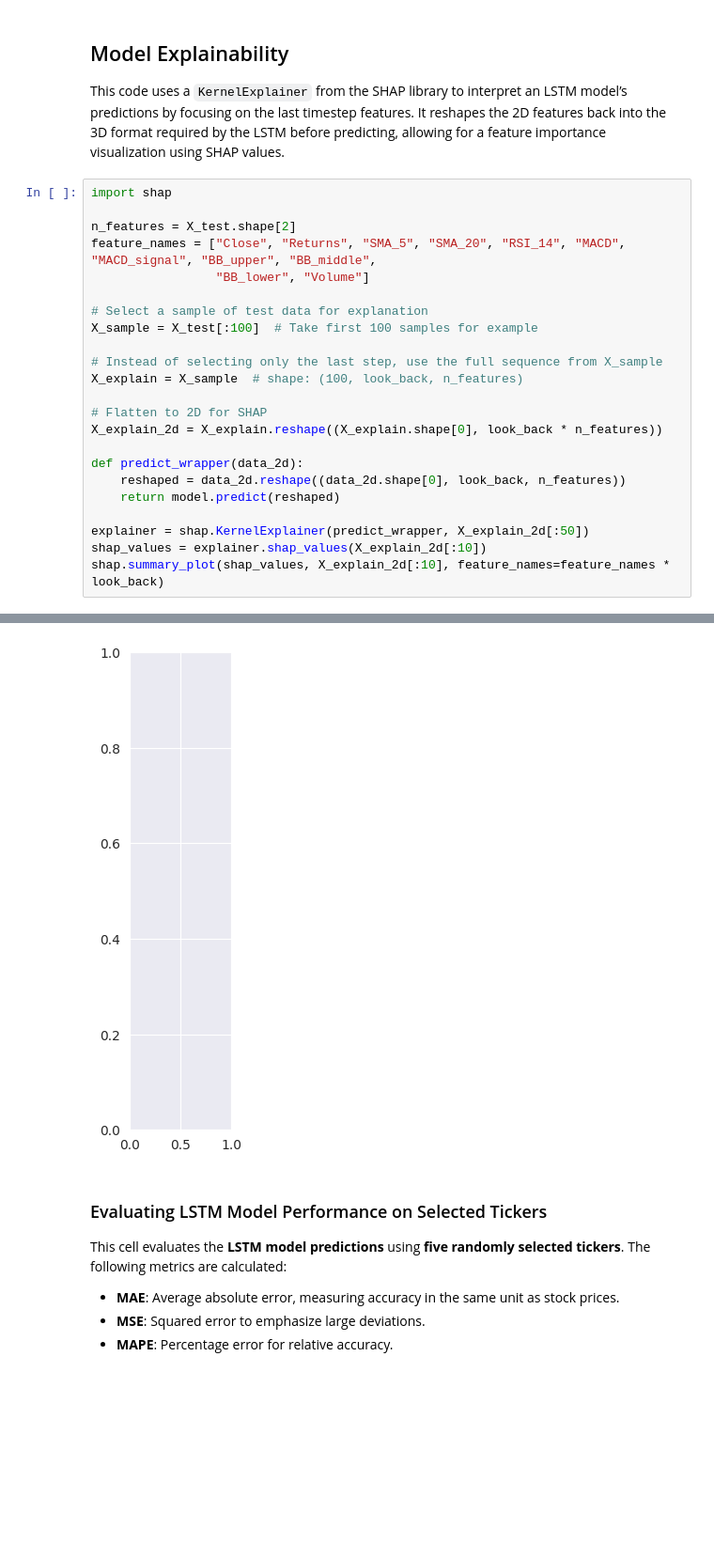
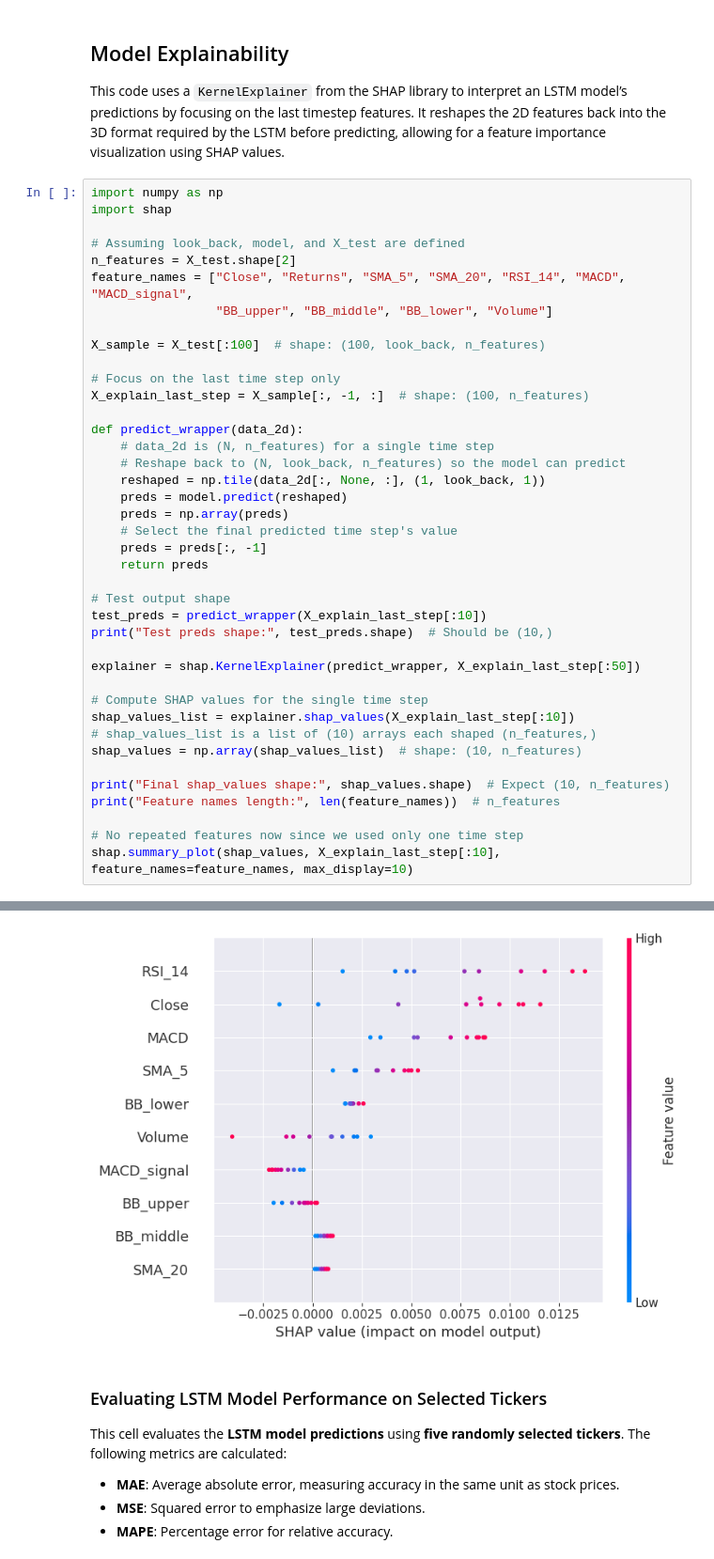
Before and after one commit to pmgfernandes04/SP500-Using-ML-and-Search-Methods, a Jupyter notebook: LSTM.ipynb, the cells around one changed output, grey strips where cells are left out. Shown at 94% size. Cells and saved outputs as stored; diff of their text form; blank space fills up the shorter version.

Commit message:
LSTM explainability

```diff
--- a/LSTM.ipynb
+++ b/LSTM.ipynb
@@ -419,26 +419,43 @@ date
 ## Model Explainability
 This code uses a `KernelExplainer` from the SHAP library to interpret an LSTM model’s predictions by focusing on the last timestep features. It reshapes the 2D features back into the 3D format required by the LSTM before predicting, allowing for a feature importance visualization using SHAP values.
 # %%
+import numpy as np
 import shap
 
+# Assuming look_back, model, and X_test are defined
 n_features = X_test.shape[2]
-feature_names = ["Close", "Returns", "SMA_5", "SMA_20", "RSI_14", "MACD", "MACD_signal", "BB_upper", "BB_middle",
-                 "BB_lower", "Volume"]
+feature_names = ["Close", "Returns", "SMA_5", "SMA_20", "RSI_14", "MACD", "MACD_signal",
+                 "BB_upper", "BB_middle", "BB_lower", "Volume"]
 
-# Select a sample of test data for explanation
-X_sample = X_test[:100]  # Take first 100 samples for example
+X_sample = X_test[:100]  # shape: (100, look_back, n_features)
 
-# Instead of selecting only the last step, use the full sequence from X_sample
-X_explain = X_sample  # shape: (100, look_back, n_features)
-
-# Flatten to 2D for SHAP
-X_explain_2d = X_explain.reshape((X_explain.shape[0], look_back * n_features))
+# Focus on the last time step only
+X_explain_last_step = X_sample[:, -1, :]  # shape: (100, n_features)
 
 def predict_wrapper(data_2d):
-    reshaped = data_2d.reshape((data_2d.shape[0], look_back, n_features))
-    return model.predict(reshaped)
+    # data_2d is (N, n_features) for a single time step
+    # Reshape back to (N, look_back, n_features) so the model can predict
+    reshaped = np.tile(data_2d[:, None, :], (1, look_back, 1))
+    preds = model.predict(reshaped)
+    preds = np.array(preds)
+    # Select the final predicted time step's value
+    preds = preds[:, -1]
+    return preds
 
-explainer = shap.KernelExplainer(predict_wrapper, X_explain_2d[:50])
-shap_values = explainer.shap_values(X_explain_2d[:10])
-shap.summary_plot(shap_values, X_explain_2d[:10], feature_names=feature_names * look_back)
+# Test output shape
+test_preds = predict_wrapper(X_explain_last_step[:10])
+print("Test preds shape:", test_preds.shape)  # Should be (10,)
+
+explainer = shap.KernelExplainer(predict_wrapper, X_explain_last_step[:50])
+
+# Compute SHAP values for the single time step
+shap_values_list = explainer.shap_values(X_explain_last_step[:10])
+# shap_values_list is a list of (10) arrays each shaped (n_features,)
+shap_values = np.array(shap_values_list)  # shape: (10, n_features)
+
+print("Final shap_values shape:", shap_values.shape)  # Expect (10, n_features)
+print("Feature names length:", len(feature_names))  # n_features
+
+# No repeated features now since we used only one time step
+shap.summary_plot(shap_values, X_explain_last_step[:10], feature_names=feature_names, max_display=10)
 # %% [output]
@@ -464,4 +482,4 @@ TypeError: only integer scalar arrays can be converted to a scalar index
-[figure, old version]
+[figure, new version]
 # %% [markdown]
 ### Evaluating LSTM Model Performance on Selected Tickers
 
```
Also changed, not shown: parts of 1 cell of this notebook.
